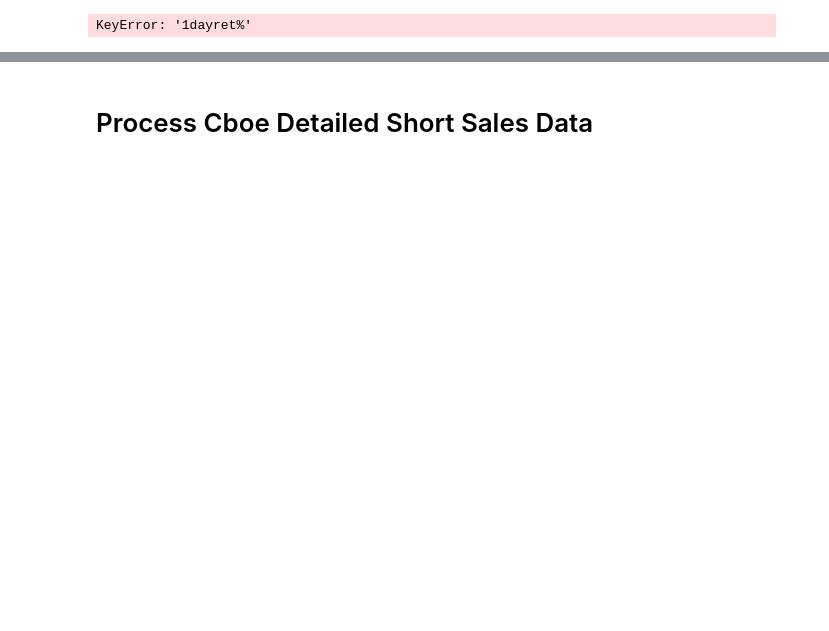
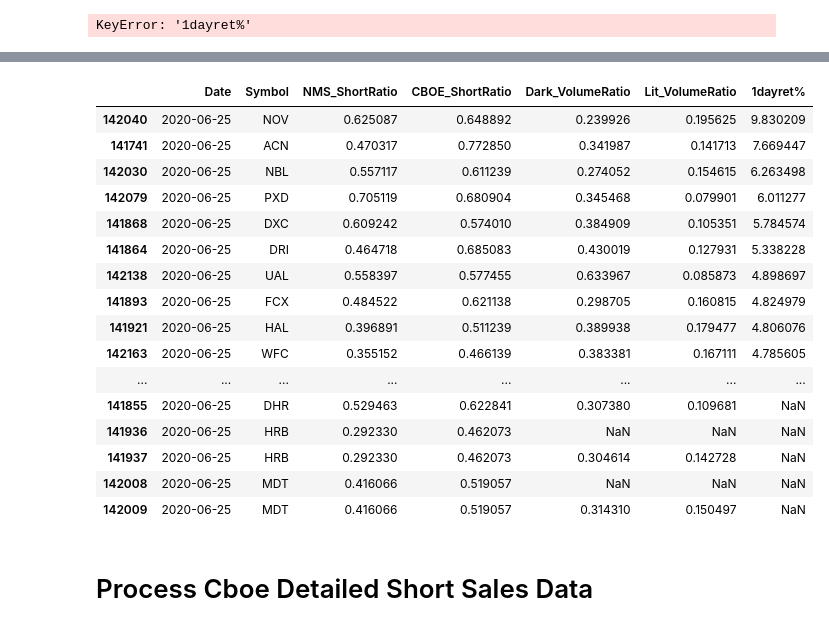
Before and after one commit to thomaschen2019/super-potato, a Jupyter notebook: DIX_view.ipynb, the cells around one changed output, grey strips where cells are left out. Cells and saved outputs as stored; diff of their text form; code cells hidden in the pictures; blank space fills up the shorter version.

```diff
--- a/DIX_view.ipynb
+++ b/DIX_view.ipynb
@@ -118,3 +132,23 @@ Dark  0.587425  1.000000
+# %%
+scr_view.sort_values('1dayret%', ascending= False)[display_cols]
+# %% [output]
+|  | Date | Symbol | NMS_ShortRatio | CBOE_ShortRatio | Dark_VolumeRatio | Lit_VolumeRatio | 1dayret% |
+| 142040 | 2020-06-25 | NOV | 0.625087 | 0.648892 | 0.239926 | 0.195625 | 9.830209 |
+| 141741 | 2020-06-25 | ACN | 0.470317 | 0.772850 | 0.341987 | 0.141713 | 7.669447 |
+| 142030 | 2020-06-25 | NBL | 0.557117 | 0.611239 | 0.274052 | 0.154615 | 6.263498 |
+| 142079 | 2020-06-25 | PXD | 0.705119 | 0.680904 | 0.345468 | 0.079901 | 6.011277 |
+| 141868 | 2020-06-25 | DXC | 0.609242 | 0.574010 | 0.384909 | 0.105351 | 5.784574 |
+| 141864 | 2020-06-25 | DRI | 0.464718 | 0.685083 | 0.430019 | 0.127931 | 5.338228 |
+| 142138 | 2020-06-25 | UAL | 0.558397 | 0.577455 | 0.633967 | 0.085873 | 4.898697 |
+| 141893 | 2020-06-25 | FCX | 0.484522 | 0.621138 | 0.298705 | 0.160815 | 4.824979 |
+| 141921 | 2020-06-25 | HAL | 0.396891 | 0.511239 | 0.389938 | 0.179477 | 4.806076 |
+| 142163 | 2020-06-25 | WFC | 0.355152 | 0.466139 | 0.383381 | 0.167111 | 4.785605 |
+| ... | ... | ... | ... | ... | ... | ... | ... |
+| 141855 | 2020-06-25 | DHR | 0.529463 | 0.622841 | 0.307380 | 0.109681 | NaN |
+| 141936 | 2020-06-25 | HRB | 0.292330 | 0.462073 | NaN | NaN | NaN |
+| 141937 | 2020-06-25 | HRB | 0.292330 | 0.462073 | 0.304614 | 0.142728 | NaN |
+| 142008 | 2020-06-25 | MDT | 0.416066 | 0.519057 | NaN | NaN | NaN |
+| 142009 | 2020-06-25 | MDT | 0.416066 | 0.519057 | 0.314310 | 0.150497 | NaN |
 # %% [markdown]
 # Process Cboe Detailed Short Sales Data
 # %%
```
Also changed, not shown: parts of 9 cells of this notebook, 1 other file.
